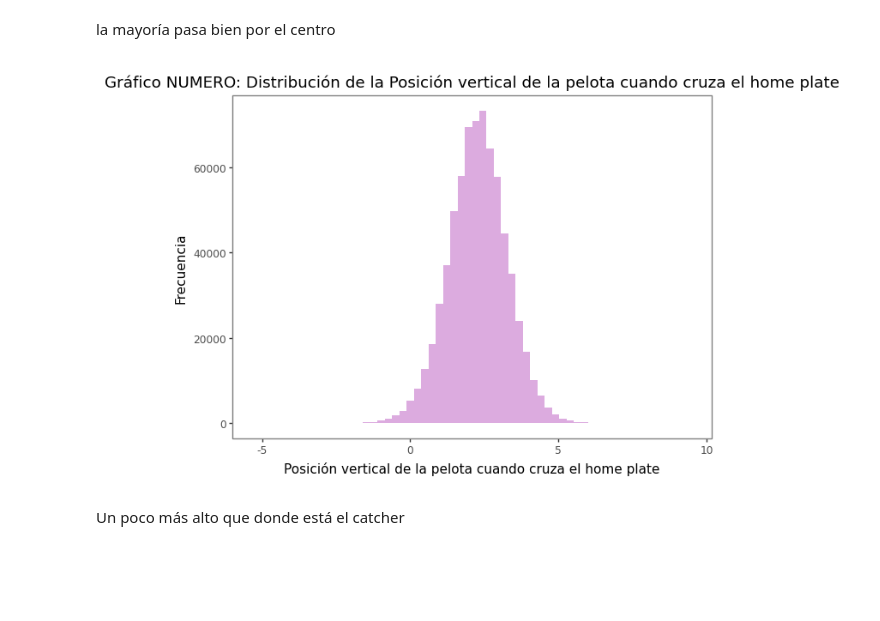
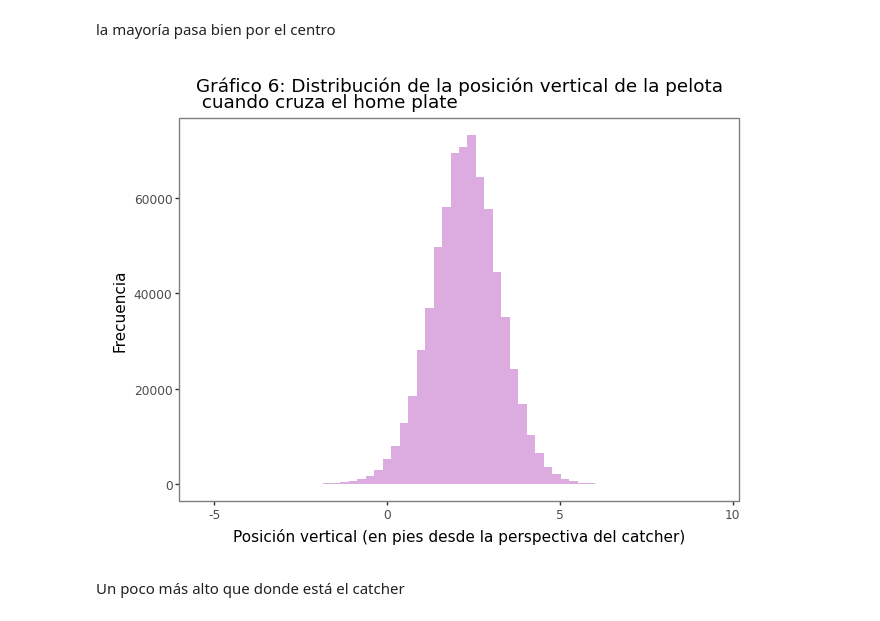
Before and after one commit to luciacordoba14/PythonTP2, a Jupyter notebook: Analisis Descriptivo.ipynb, the cells around one changed output. Drawn from its saved outputs; the diff is of its cells as text; code cells hidden in the pictures; blank space fills up the shorter version.

```diff
--- a/Analisis Descriptivo.ipynb
+++ b/Analisis Descriptivo.ipynb
@@ -311,26 +316,25 @@ No hay strike = 3 porq si no no puede lanzar!
 la mayoría pasa bien por el centro
 # %%
 (
-    ggplot(datos_temporada1)
-    + geom_histogram(aes(x = "plate_z"),
+    ggplot(datos_temporada1) +
+    geom_histogram(aes(x = "plate_z"),
                         bins = 60,
-                        fill = "#DCABDF")
-    +
+                        fill = "#DCABDF") +
     labs(
-        x = "Posición vertical de la pelota cuando cruza el home plate",
+        x = "Posición vertical (en pies desde la perspectiva del catcher)",
         y = "Frecuencia",
-        title = "Gráfico NUMERO: Distribución de la Posición vertical de la pelota cuando cruza el home plate"
+        title = "Gráfico 6: Distribución de la posición vertical de la pelota\n cuando cruza el home plate"
     ) +
     theme_bw() +
     theme(
         panel_grid_minor = element_blank(),
         panel_grid_major = element_blank(),
         panel_background = element_blank()
     )
 
 )
 # %% [output]
-[figure, old version]
+[figure, new version]
 # %% [markdown]
 Un poco más alto que donde está el catcher
 # %%
```
Also changed, not shown: parts of 23 cells of this notebook.
